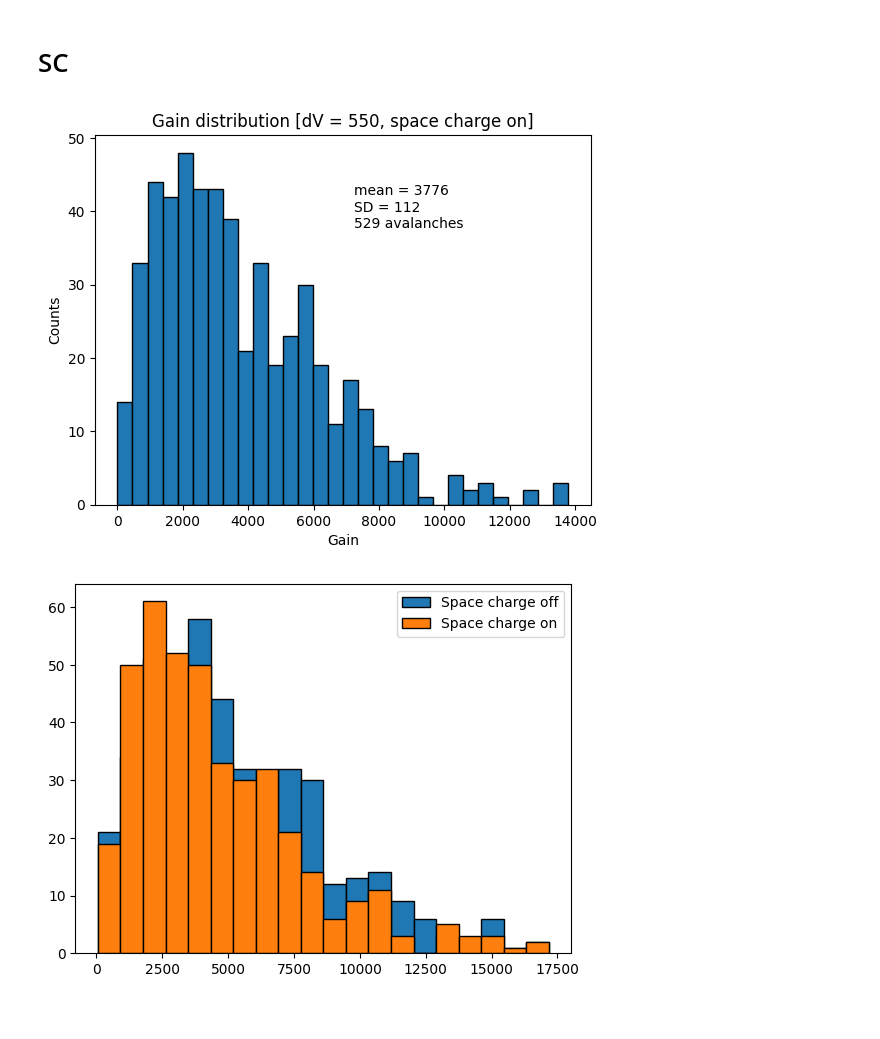
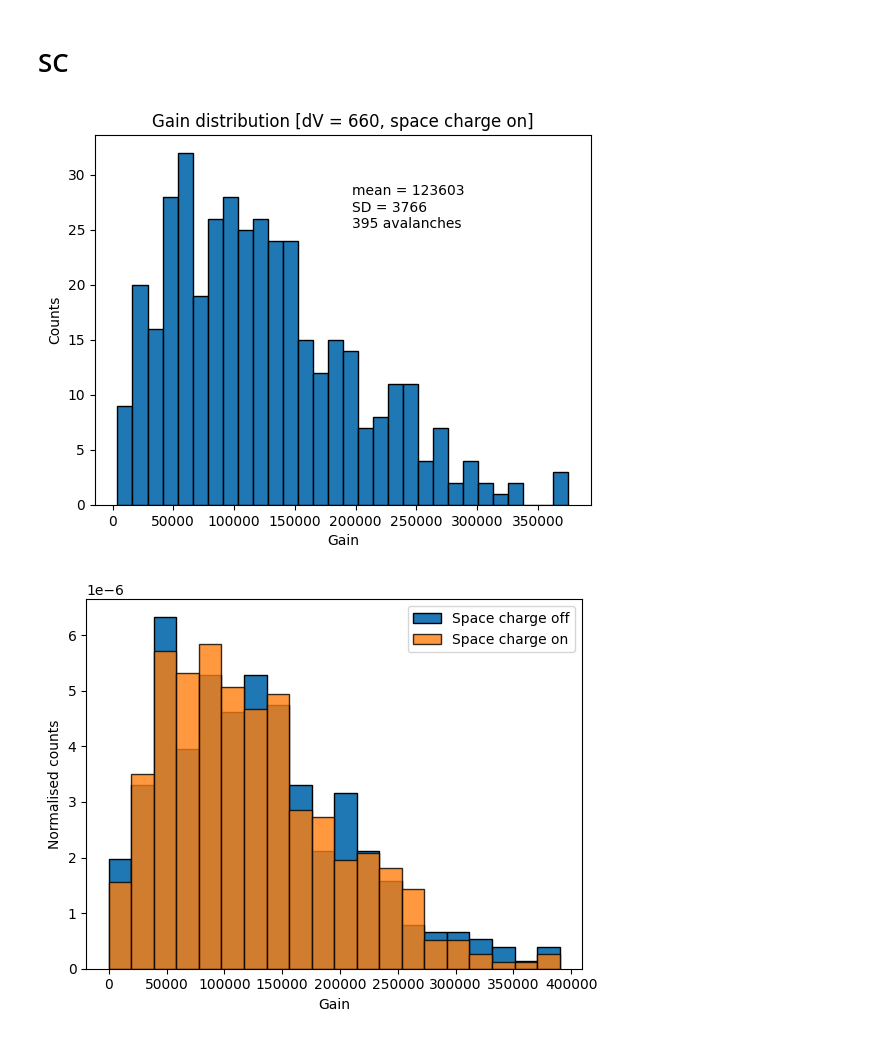
Before and after one commit to tomszwarcer/spacecharge-sim, a Jupyter notebook: nogrid/gain_analysis.ipynb, the cells around one changed output. Drawn from its saved outputs; the diff is of its cells as text; code cells hidden in the pictures.

Commit message:
Update gain spectrum files/results

```diff
--- a/nogrid/gain_analysis.ipynb
+++ b/nogrid/gain_analysis.ipynb
@@ -4,7 +4,7 @@ import pandas as pd
 import matplotlib as mpl
 import matplotlib.pyplot as plt
 # %%
-voltages = [550]
+voltages = [660]
 # %% [markdown]
 # No SC
 # %%
@@ -38,6 +38,8 @@ for i in range(len(gain_list_off)):
     total_gain += gain
   mean = total_gain/num_runs
 
+  num_runs_off = num_runs
+
   #calculate variance
   var = 0
   for gain in gain_list_off[i]:
@@ -51,7 +53,7 @@ for i in range(len(gain_list_off)):
 
 for i in range(len(voltages)):
   #Plot histogram
-  entries, bc, p = plt.hist(gain_list_off[i], bins=n_bins, density=False,edgecolor='k')
+  entries_off, bc, p = plt.hist(gain_list_off[i], bins=n_bins, density=False,edgecolor='k')
   plt.xlabel("Gain")
   plt.ylabel("Counts")
   plt.title("Gain distribution [dV = "+str(voltages[i])+", space charge off]")
@@ -71,6 +73,8 @@ infile = open("size_sc_combined.txt")
 l  = infile.readlines()
 l = [i[:-1].split(",") for i in l]
 gain_list_on = []
+max = 0
+n_bins = 30
 
 for i in voltages:
     gain_list_voltage = []
@@ -86,7 +90,8 @@ for i in range(len(gain_list_on)):
   total_gain = 0
   num_runs = len(gain_list_on[i])
   for gain in gain_list_on[i]:
-    total_gain += gain
+    if gain > 0:
+      total_gain += gain
   mean = total_gain/num_runs
 
   #calculate variance
@@ -102,7 +107,7 @@ for i in range(len(gain_list_on)):
 
 for i in range(len(voltages)):
   #Plot histogram
-  entries, bc, p = plt.hist(gain_list_on[i], bins=n_bins, density=False,edgecolor='k')
+  entries_on, bc, p = plt.hist(gain_list_on[i], bins=n_bins, density=False,edgecolor='k')
   plt.xlabel("Gain")
   plt.ylabel("Counts")
   plt.title("Gain distribution [dV = "+str(voltages[i])+", space charge on]")
@@ -111,29 +116,30 @@ for i in range(len(voltages)):
   plt.show()
   plt.close()
 # %% [output]
-[figure, old version]
+[figure, new version]
 # %%
 max = 0
 for voltage in gain_list_off:
     for i in voltage:
         if i>max:
             max = i
 
 for voltage in gain_list_on:
     for i in voltage:
         if i>max:
             max = i
 
 #bins = np.linspace(0,max,30)
 n_off = len(gain_list_off[0])
 n_on = len(gain_list_on[0])
 
 #plt.hist([gain_list_off[0],gain_list_on[0]],bins = 30,stacked=False,density=False, edgecolor = "k",label=["Space charge off","Space charge on"])
 
-_, bins, _ = plt.hist(gain_list_off,bins=20,edgecolor = 'k',label="Space charge off",alpha=1)
-plt.hist(gain_list_on,bins=bins,edgecolor = 'k',label="Space charge on",alpha=1)
-
+_, bins, _ = plt.hist(gain_list_off,bins=20,edgecolor = 'k',label="Space charge off",alpha=1,density=True)
+plt.hist(gain_list_on,bins=bins,edgecolor = 'k',label="Space charge on",alpha=0.8,density=True)
+plt.xlabel("Gain")
+plt.ylabel("Normalised counts")
 plt.legend()
 plt.show()
 # %% [output]
-[figure, old version]
+[figure, new version]
```
Also changed, not shown: parts of 1 cell of this notebook, 16 other files.
